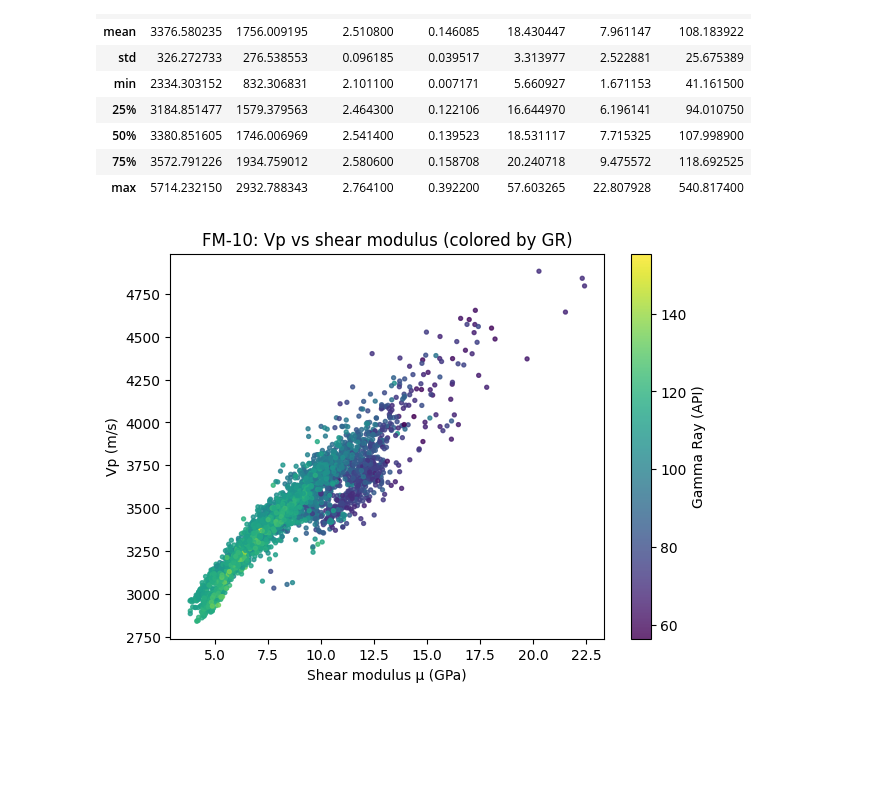
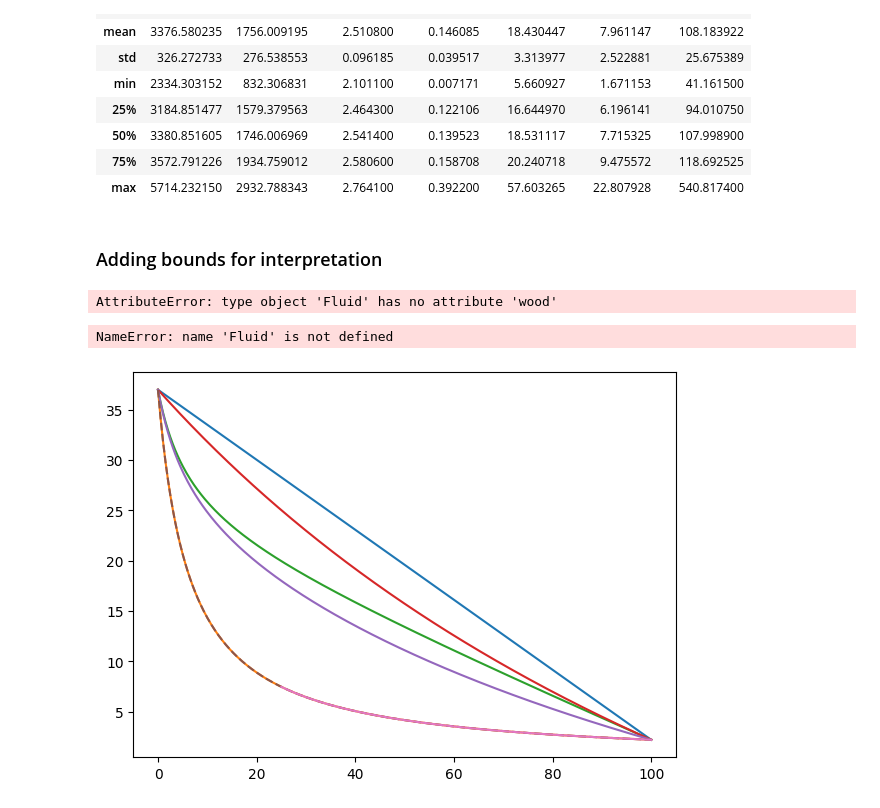
Before and after one commit to erikooooo/well_data_preprocessing, a Jupyter notebook: Excerise_1/Code/Ovelse_3.ipynb, the cells around one changed output. Saved outputs shown, nothing was run; the diff lists cells and outputs as text; code cells hidden in the pictures; blank space fills up the shorter version.

Commit message:
Endret til shear modulus vs porosity

```diff
--- a/Excerise_1/Code/Ovelse_3.ipynb
+++ b/Excerise_1/Code/Ovelse_3.ipynb
@@ -139,16 +139,60 @@ display(df_logs[["Vp","Vs","DEN","phi","Kbulk_GPa", "Mu_GPa", "GR"]].describe())
 | 50% | 3380.851605 | 1746.006969 | 2.541400 | 0.139523 | 18.531117 | 7.715325 | 107.998900 |
 | 75% | 3572.791226 | 1934.759012 | 2.580600 | 0.158708 | 20.240718 | 9.475572 | 118.692525 |
 | max | 5714.232150 | 2932.788343 | 2.764100 | 0.392200 | 57.603265 | 22.807928 | 540.817400 |
+# %% [markdown]
+### Adding bounds for interpretation
+# %%
+from rockphypy import EM
+
+# --- End-members (tune) ---
+Ks, Gs = 37.0, 44.0   # solid (quartz-ish) [GPa]
+Kf, Gf = 2.2, 1e-6    # fluid (brine) [GPa], Gf≈0 but not 0
+
+# Use porosity range that matches your FM-10 data
+phi_grid2 = np.linspace(0.0, 1, 400)
+phi_grid3 = np.linspace(0.25, 1, 400)
+
+f_solid2 = 1.0 - phi_grid2
+
+# --- Voigt / Reuss / Hill ---
+K_voigt = (1 - phi_grid2)*Ks + phi_grid2*Kf
+K_reuss = 1.0 / ((1 - phi_grid2)/Ks + phi_grid2/Kf)
+K_hill  = 0.5*(K_voigt + K_reuss)
+
+# --- Hashin–Shtrikman bounds (rockphypy) ---
+K_HS_L, _ = EM.HS(f_solid2, Ks, Kf, Gs, Gf, bound="lower")
+K_HS_U, _ = EM.HS(f_solid2, Ks, Kf, Gs, Gf, bound="upper")
+
+# --- Weighted curves (optional, like your reference figure) ---
+w = 0.6
+K_wHill = w*K_voigt + (1-w)*K_reuss
+K_wHS   = w*K_HS_U  + (1-w)*K_HS_L
+K_wood = 1.0 / (phi_grid3/Kf + (1 - phi_grid3)/Ks)  # K–Wood
+
+from rockphypy import Fluid
+Kf_mix = Fluid.wood(Kf1, Kf2, Sw)
+# %% [output]
+AttributeError: type object 'Fluid' has no attribute 'wood'
 # %%
 fm10 = df_logs.loc[(df_logs.index >= z0) & (df_logs.index < z1)].copy()
-fm10 = fm10[np.isfinite(fm10["Mu_GPa"]) & np.isfinite(fm10["Vp"])]
+fm10 = fm10[np.isfinite(fm10["Mu_GPa"]) & np.isfinite(fm10["phi"])]
 
 plt.figure(figsize=(7,5))
-sc = plt.scatter(fm10["Mu_GPa"], fm10["Vp"], c=fm10["GR"], s=8, cmap="viridis", alpha=0.8)
-plt.xlabel("Shear modulus μ (GPa)")
-plt.ylabel("Vp (m/s)")
-plt.title("FM-10: Vp vs shear modulus (colored by GR)")
+plt.plot(phi_grid2*100, K_voigt, label="1: Voigt")
+plt.plot(phi_grid2*100, K_reuss, label="2: Reuss")
+plt.plot(phi_grid2*100, K_wHill, label="3: weighted Hill")
+plt.plot(phi_grid2*100, K_HS_U,  label="4: HS upper")
+plt.plot(phi_grid2*100, K_wHS,   label="5: weighted HS")
+plt.plot(phi_grid2*100, K_HS_L,  linestyle="--", label="HS lower")
+plt.plot(phi_grid3*100, K_wood,  linestyle="-", label="Wood's")
+plt.plot(phi_grid3*100, Fluid.wood(Kf1, Kf2, Sw), linestyle=":", label="Wood's (fluid mix)")
+sc = plt.scatter(fm10["phi"]*100, fm10["Mu_GPa"], c=fm10["GR"], s=8, cmap="viridis", alpha=0.8)
+plt.xlabel("Porosity v/v")
+plt.ylabel("Shear modulus μ (GPa)")
+plt.title("FM-10: Porosity vs shear modulus (colored by GR)")
+plt.text(60, 25, "Higher GR → weaker frame", fontsize=9)
 cbar = plt.colorbar(sc); cbar.set_label("Gamma Ray (API)")
 plt.show()
 # %% [output]
+NameError: name 'Fluid' is not defined
-[figure, old version]
+[figure, new version]
```
